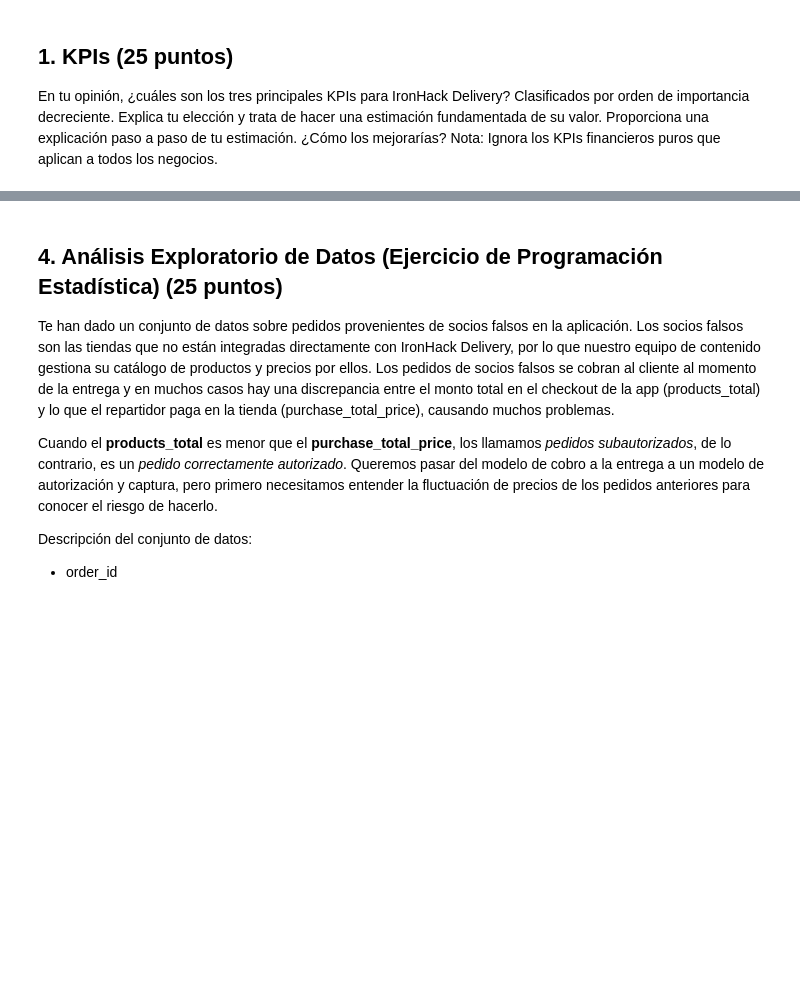
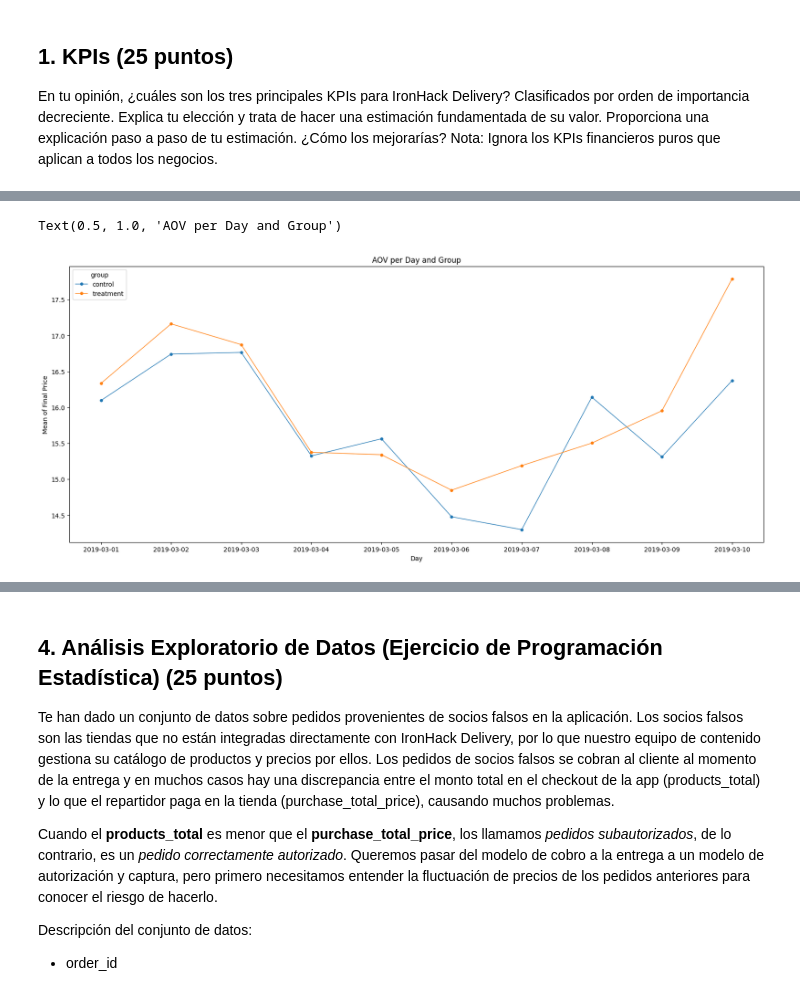
Before and after one commit to elenamartinezg/project-3-ironhack-delivery-es, a Jupyter notebook: project3.ipynb, the cells around one changed output, grey strips where cells are left out. Saved outputs shown, nothing was run; the diff lists cells and outputs as text; code cells hidden in the pictures; blank space fills up the shorter version.

```diff
--- a/project3.ipynb
+++ b/project3.ipynb
@@ -23,0 +197,3 @@ Explica en detalle cómo abordarías esta tarea, enfocándote en lo siguiente:
+# %%
+df_orders['activation_time_local_day'] = df_orders['activation_time_local'].dt.to_period('D').astype(str)
+df_orders['activation_time_local_day']
@@ -23,0 +213,4 @@ Explica en detalle cómo abordarías esta tarea, enfocándote en lo siguiente:
+# %%
+pivot_df = df_orders.groupby(['activation_time_local_day', 'group'])['final_price_experiment'].agg('mean').reset_index()
+pivot_df = pivot_df.pivot_table(index=['activation_time_local_day'], columns='group', values='final_price_experiment', fill_value=0)
+pivot_df
@@ -23,0 +230,14 @@ Explica en detalle cómo abordarías esta tarea, enfocándote en lo siguiente:
+# %%
+fig, ax = plt.subplots(1, figsize=(20,8))
+pivot_df.plot(kind="line", linewidth=1, marker='o', markersize=4, ax=ax)
+
+handles, labels = ax.get_legend_handles_labels()
+
+plt.xlabel("Day")
+plt.ylabel("Mean of Final Price")
+plt.xticks(ticks=range(len(pivot_df.index)), labels=pivot_df.index)
+
+plt.title("AOV per Day and Group")
+# %% [output]
+Text(0.5, 1.0, 'AOV per Day and Group')
+[figure, added]
```
Also changed, not shown: parts of 24 cells of this notebook.
